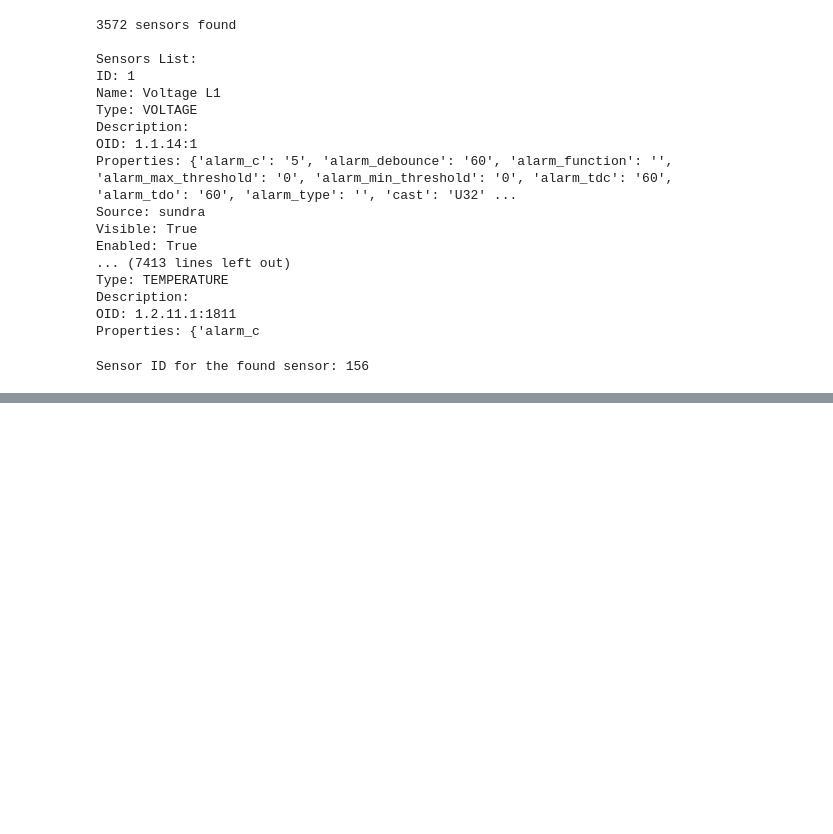
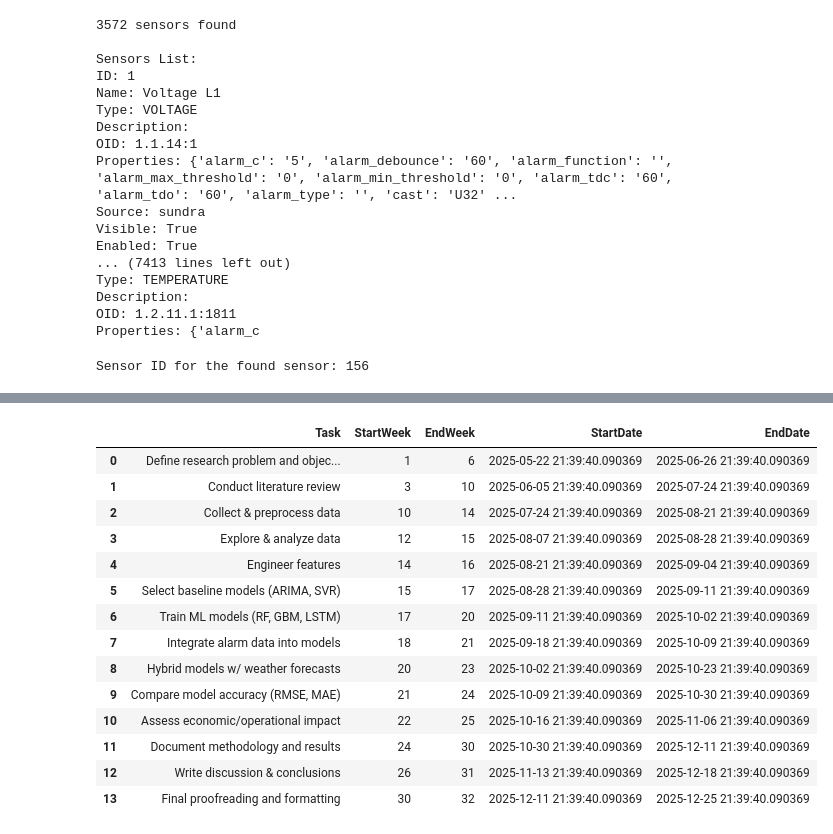
Before and after one commit to cmrafatg/auto-ml_Preprocessing, a Jupyter notebook: P1130.ipynb, the cells around one changed output, grey strips where cells are left out. Saved outputs shown, nothing was run; the diff lists cells and outputs as text; code cells hidden in the pictures; blank space fills up the shorter version.

```diff
--- a/P1130.ipynb
+++ b/P1130.ipynb
@@ -676,5 +830,23 @@ for sensor_id, sensor_data in data.items():
         df = pd.merge(df, sensor_df, left_index=True, right_index=True, how="outer")  # Merge on index
 # %%
 df.set_index("timestamp", inplace=True)
+# %%
+df
+# %% [output]
+|  | Task | StartWeek | EndWeek | StartDate | EndDate |
+| 0 | Define research problem and objec... | 1 | 6 | 2025-05-22 21:39:40.090369 | 2025-06-26 21:39:40.090369 |
+| 1 | Conduct literature review | 3 | 10 | 2025-06-05 21:39:40.090369 | 2025-07-24 21:39:40.090369 |
+| 2 | Collect & preprocess data | 10 | 14 | 2025-07-24 21:39:40.090369 | 2025-08-21 21:39:40.090369 |
+| 3 | Explore & analyze data | 12 | 15 | 2025-08-07 21:39:40.090369 | 2025-08-28 21:39:40.090369 |
+| 4 | Engineer features | 14 | 16 | 2025-08-21 21:39:40.090369 | 2025-09-04 21:39:40.090369 |
+| 5 | Select baseline models (ARIMA, SVR) | 15 | 17 | 2025-08-28 21:39:40.090369 | 2025-09-11 21:39:40.090369 |
+| 6 | Train ML models (RF, GBM, LSTM) | 17 | 20 | 2025-09-11 21:39:40.090369 | 2025-10-02 21:39:40.090369 |
+| 7 | Integrate alarm data into models | 18 | 21 | 2025-09-18 21:39:40.090369 | 2025-10-09 21:39:40.090369 |
+| 8 | Hybrid models w/ weather forecasts | 20 | 23 | 2025-10-02 21:39:40.090369 | 2025-10-23 21:39:40.090369 |
+| 9 | Compare model accuracy (RMSE, MAE) | 21 | 24 | 2025-10-09 21:39:40.090369 | 2025-10-30 21:39:40.090369 |
+| 10 | Assess economic/operational impact | 22 | 25 | 2025-10-16 21:39:40.090369 | 2025-11-06 21:39:40.090369 |
+| 11 | Document methodology and results | 24 | 30 | 2025-10-30 21:39:40.090369 | 2025-12-11 21:39:40.090369 |
+| 12 | Write discussion & conclusions | 26 | 31 | 2025-11-13 21:39:40.090369 | 2025-12-18 21:39:40.090369 |
+| 13 | Final proofreading and formatting | 30 | 32 | 2025-12-11 21:39:40.090369 | 2025-12-25 21:39:40.090369 |
 # %%
 df.to_csv(f"data_{PLANT_CODE}_{RESOLUTION}.csv")
```
Also changed, not shown: parts of 9 cells of this notebook, 4 other files.
